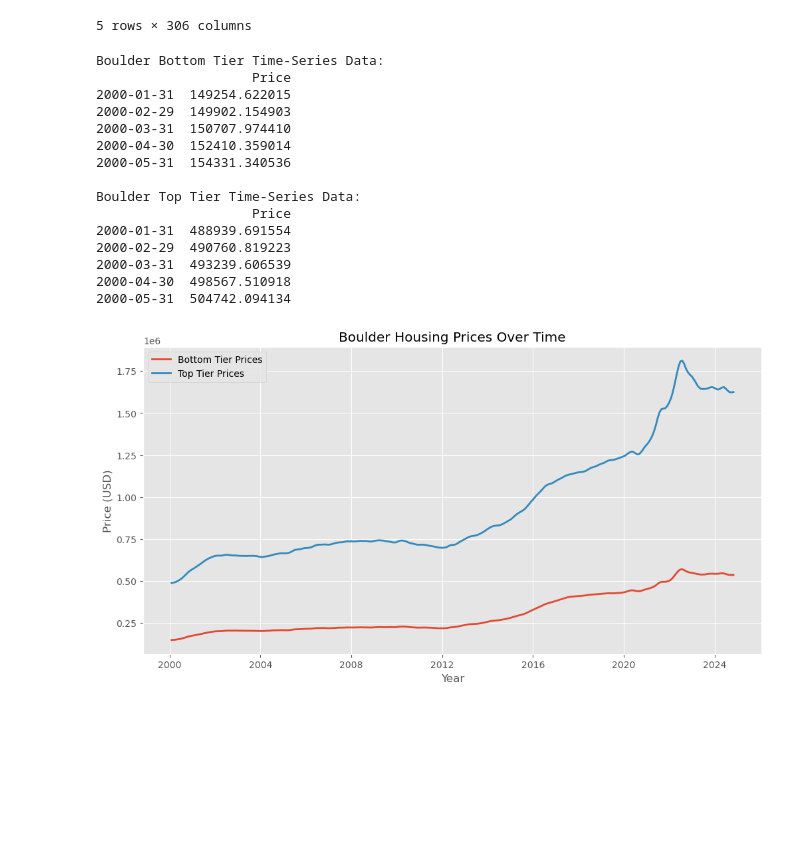
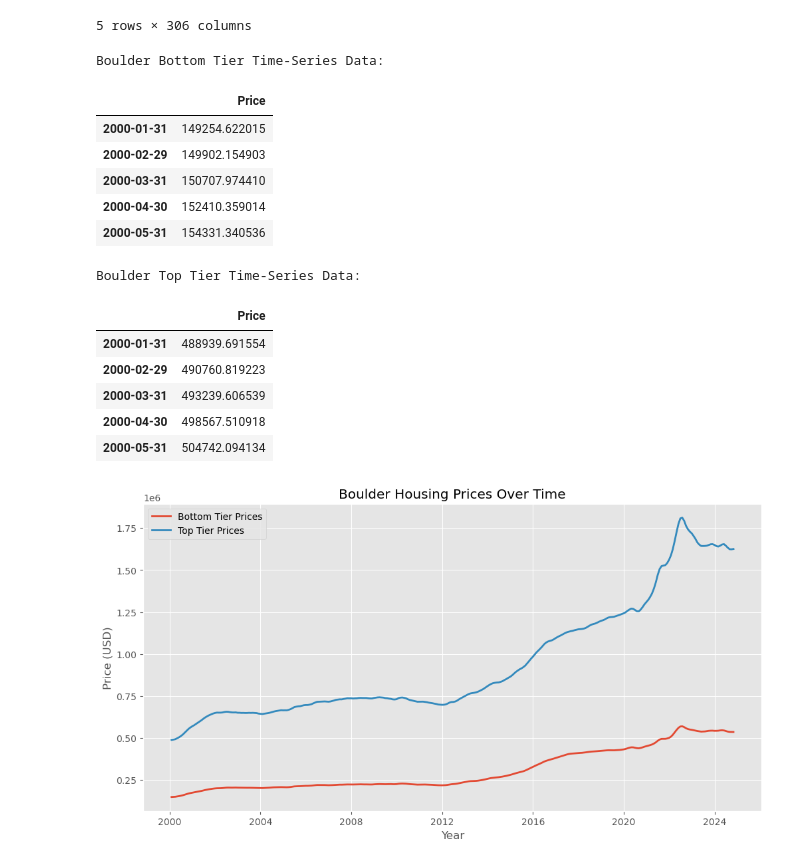
Before and after one commit to SUPERINTIALD/CSCI_4502_5502_Data_Mining_Final_Project, a Jupyter notebook: S-ARIMA.ipynb, the cells around one changed output. Drawn from its saved outputs; the diff is of its cells as text; code cells hidden in the pictures; blank space fills up the shorter version.

```diff
--- a/S-ARIMA.ipynb
+++ b/S-ARIMA.ipynb
@@ -98,49 +98,48 @@ Top Tier Data:
 # Function to filter the dataset for Boulder, CO
 def filter_boulder_data(df):
     # Filter for Boulder, CO
     boulder_data = df[(df["RegionName"] == "Boulder") & (df["State"] == "CO")]
 
     # If no data found
     if boulder_data.empty:
         print("No data found for Boulder, CO.")
         return None
 
     # Extract columns that match the time-series format (e.g., 'YYYY-MM-DD' or 'YYYY-MM')
     date_columns = boulder_data.columns[7:]
     valid_date_columns = [col for col in date_columns if col.startswith("20")]
 
     # Create time-series data
     time_series = boulder_data[valid_date_columns].T  # Transpose to get time-series
     time_series.columns = ["Price"]  # Set column name
     time_series.index = pd.to_datetime(valid_date_columns, format='%Y-%m-%d', errors='coerce')  # Explicit format
     return time_series
 
 # Filter data for Boulder, CO in Bottom Tier and Top Tier datasets
 boulder_bottom_tier = filter_boulder_data(bottom_tier_df)
 boulder_top_tier = filter_boulder_data(top_tier_df)
 
 # Display the filtered Boulder time-series data
 print("Boulder Bottom Tier Time-Series Data:")
-print(boulder_bottom_tier.head())
+display(boulder_bottom_tier.head())
 
 print("\nBoulder Top Tier Time-Series Data:")
-print(boulder_top_tier.head())
+display(boulder_top_tier.head())
 # %% [output]
 Boulder Bottom Tier Time-Series Data:
-                    Price
-2000-01-31  149254.622015
-2000-02-29  149902.154903
-2000-03-31  150707.974410
-2000-04-30  152410.359014
-2000-05-31  154331.340536
-
-Boulder Top Tier Time-Series Data:
-                    Price
-2000-01-31  488939.691554
-2000-02-29  490760.819223
-2000-03-31  493239.606539
-2000-04-30  498567.510918
-2000-05-31  504742.094134
+|  | Price |
+| 2000-01-31 | 149254.622015 |
+| 2000-02-29 | 149902.154903 |
+| 2000-03-31 | 150707.974410 |
+| 2000-04-30 | 152410.359014 |
+| 2000-05-31 | 154331.340536 |
+Boulder Top Tier Time-Series Data:
+|  | Price |
+| 2000-01-31 | 488939.691554 |
+| 2000-02-29 | 490760.819223 |
+| 2000-03-31 | 493239.606539 |
+| 2000-04-30 | 498567.510918 |
+| 2000-05-31 | 504742.094134 |
 # %%
 
 # Plot the data
```
Also changed, not shown: parts of 8 cells of this notebook.
